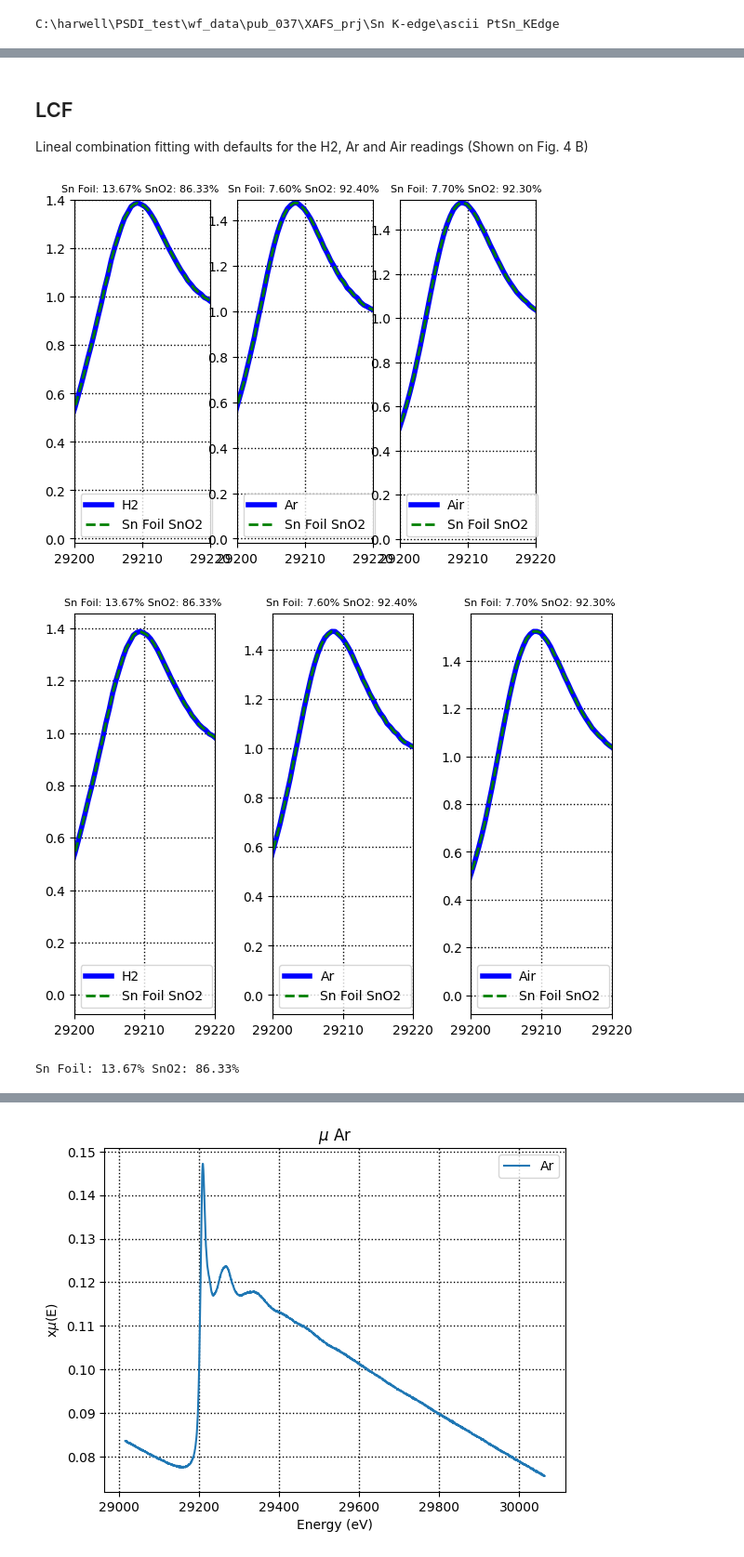
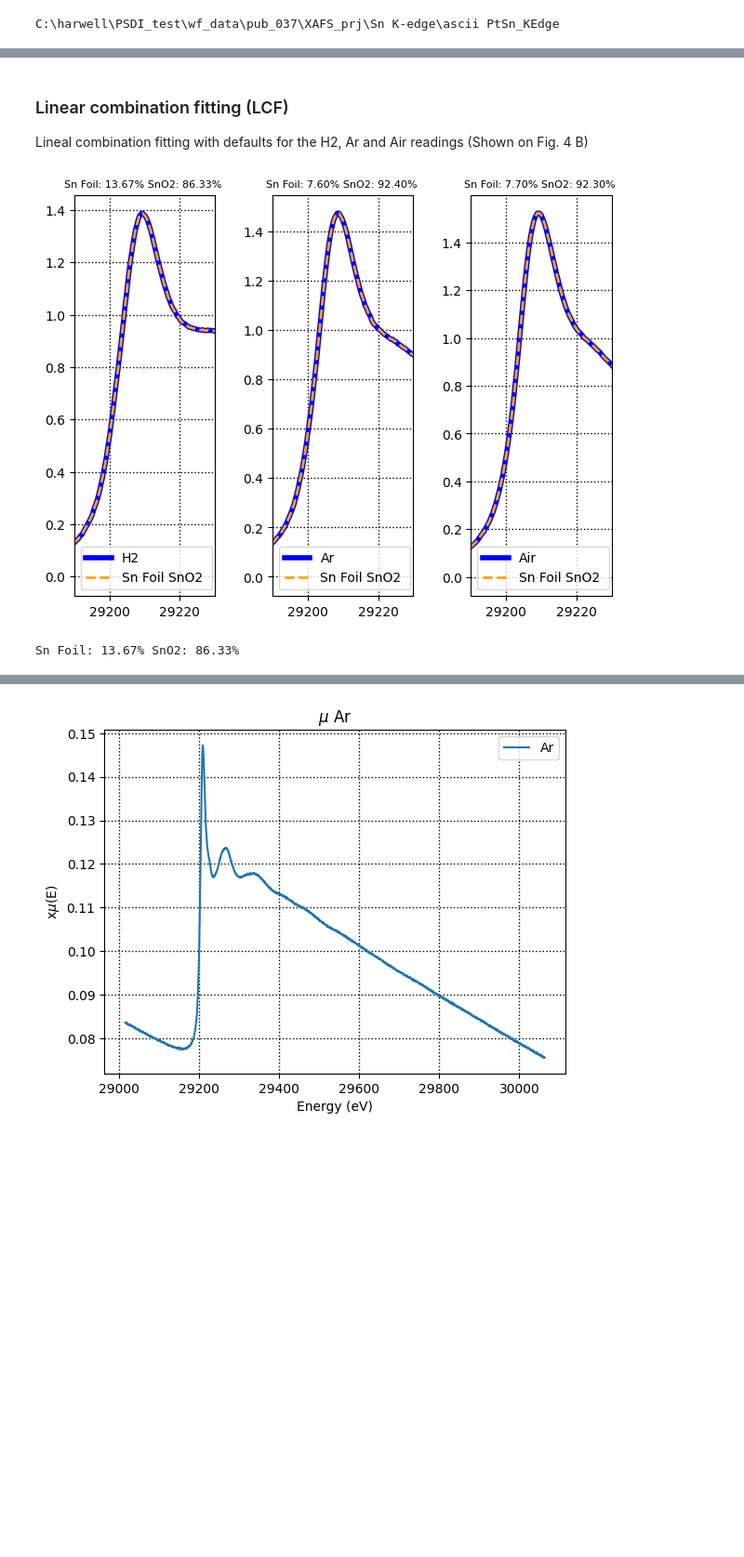
Before and after one commit to UK-Catalysis-Hub/XAS-Workflow-Demo, a Jupyter notebook: larch_workflow/Reproduce XAS Paper 01.ipynb, the cells around one changed output, grey strips where cells are left out. Shown at 93% size. Drawn from its saved outputs; the diff is of its cells as text; code cells hidden in the pictures; blank space fills up the shorter version.

```diff
--- a/larch_workflow/Reproduce XAS Paper 01.ipynb
+++ b/larch_workflow/Reproduce XAS Paper 01.ipynb
@@ -56,9 +56,11 @@ We rename the columns. The name of the groups is the same as the name of the fil
 # variables that can be changed to process different datasets
 data_path = "C:/harwell/PSDI_test/wf_data/pub_037/XAFS_prj/Sn K-edge/ascii"
 
-data_mappings={"Air":  "*_PtSn_OCO_A*",
+data_mappings={"PtSn":  "*_PtSn_OC_A*",
+              "Air":  "*_PtSn_OCO_A*",
               "Ar":  "*_PtSn_OCA_A*",
               "H2":  "*_PtSn_OCH_A*",
+              "PtSn H":  "*_PtSn_OC_H*",
               "Air H":  "*_PtSn_OCO_H*",
               "Ar H":  "*_PtSn_OCA_H*",
               "H2 H":  "*_PtSn_OCH_H*",}
@@ -155,57 +160,40 @@ plt.show()
 # %% [markdown]
-## LCF
+### Linear combination fitting (LCF)
 Lineal combination fitting with defaults for the H2, Ar and Air readings (Shown on Fig. 4 B)
 # %%
-# this functions are only used here to create the plot with three subplots for the paper
+# these functions are only used here to create the plot with three subplots for the paper
 def make_subplot(a_subplt, group1, group2):
     a_subplt.plot(group1.energy, group1.norm, label=group1.filename, linewidth=4,color='blue')
-    a_subplt.plot(group2.energy, group2.norm, label=group2.filename, linewidth=2, color='green',linestyle='--')
+    a_subplt.plot(group2.energy, group2.norm, label=group2.filename, linewidth=2, color='orange',linestyle='--')
     a_subplt.grid(color='black', linestyle=':', linewidth=1) #show and format grid
     a_subplt.set_title(group2.arrayname, fontsize=8)
     a_subplt.legend() # show legend
 
-    a_subplt.set_xlim([29200, 29220])
+    a_subplt.set_xlim([29190, 29230])
     #a_subplt.set_ylim([0, 1.5])
     #a_subplt.tick_params(axis='both', which='major', labelsize=9)
     #xlabels = a_subplt.get_xticklabels()
     #a_subplt.set_xticks(xlabels, rotation = 90)
     return a_subplt
+
+def make_main_plot(lcf_1, lcf_2, lcf_3):
+    fig, axes = plt.subplots(1,3, constrained_layout=True)
+    axes[0] = make_subplot(axes[0], lcf_1[0], lcf_1[1])
+    axes[1] = make_subplot(axes[1], lcf_2[0], lcf_2[1])
+    axes[2] = make_subplot(axes[2], lcf_3[0], lcf_3[1])
+    return fig
 # %%
 lcf_components = [merged_results["Sn Foil"],merged_results["SnO2"]] # List of groups to use as components
 r_H2 = athenamgr.lcf_group(merged_results["H2"], lcf_components)
 r_Ar = athenamgr.lcf_group(merged_results["Ar"], lcf_components)
 r_Air = athenamgr.lcf_group(merged_results["Air"], lcf_components)
-# %%
-def make_main_plot(lcf_1, lcf_2, lcf_3):
-    ax1 = plt.subplot(131)
-    ax1.margins(0.01)
-    ax1 = make_subplot(ax1, lcf_1[0], lcf_1[1])
-    ax2 = plt.subplot(132)
-    ax2.margins(0.01)
-    ax2 = make_subplot(ax2, lcf_2[0], lcf_2[1])
-    ax3 = plt.subplot(133)
-    ax3.margins(0.01)
-    ax3 = make_subplot(ax3, lcf_3[0], lcf_3[1])
-    return plt
-
-def make_main_plot2(lcf_1, lcf_2, lcf_3):
-    fig, axes = plt.subplots(1,3, constrained_layout=True)
-    axes[0] = make_subplot(axes[0], lcf_1[0], lcf_1[1])
-    axes[1] = make_subplot(axes[1], lcf_2[0], lcf_2[1])
-    axes[2] = make_subplot(axes[2], lcf_3[0], lcf_3[1])
-    return fig
 # %%
 make_main_plot([merged_results["H2"],r_H2], [merged_results["Ar"],r_Ar], [merged_results["Air"],r_Air])
-plt.subplots_adjust(hspace=None)
-plt.show()
-
-make_main_plot2([merged_results["H2"],r_H2], [merged_results["Ar"],r_Ar], [merged_results["Air"],r_Air])
 plt.show()
 
 print(r_H2.arrayname)
 # %% [output]
-[figure, old version]
+[figure, new version]
-[figure, removed]
 Sn Foil: 13.67% SnO2: 86.33%
 # %%
 r_HH2 = athenamgr.lcf_group(merged_results["H2 H"], lcf_components)
```
Also changed, not shown: parts of 21 cells of this notebook.
